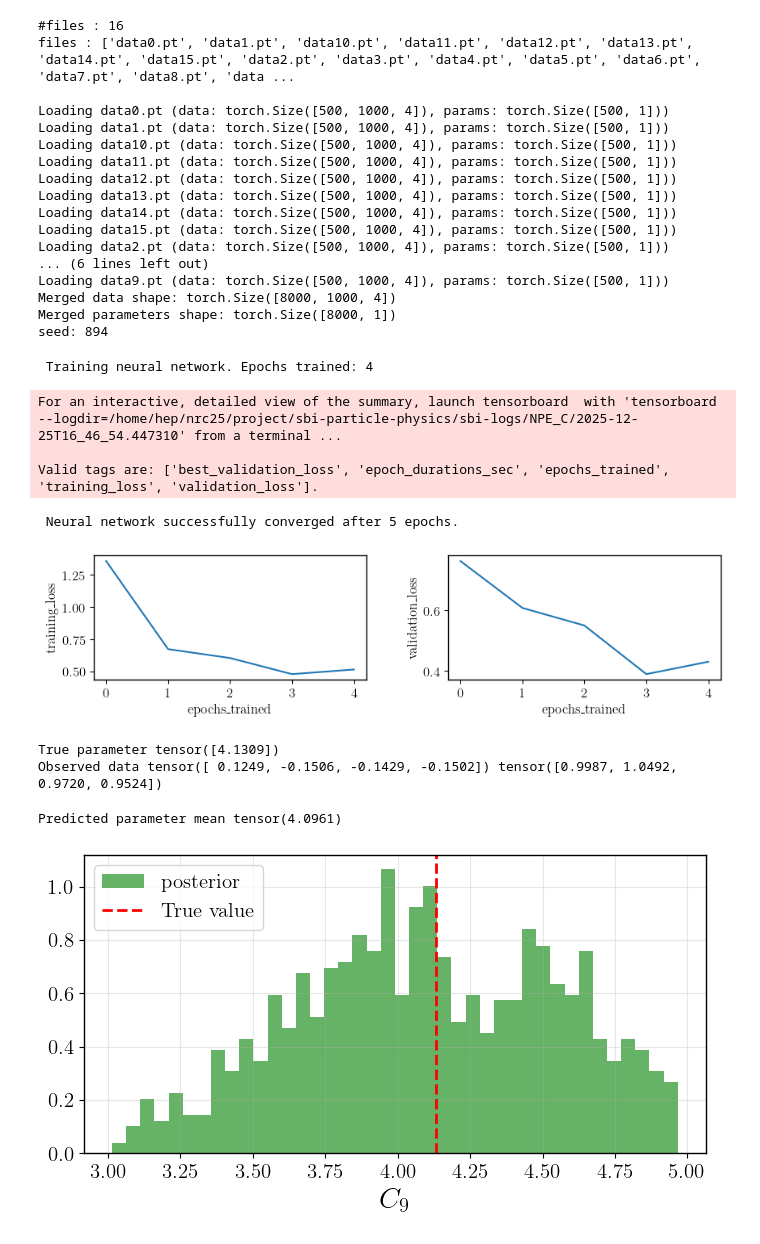
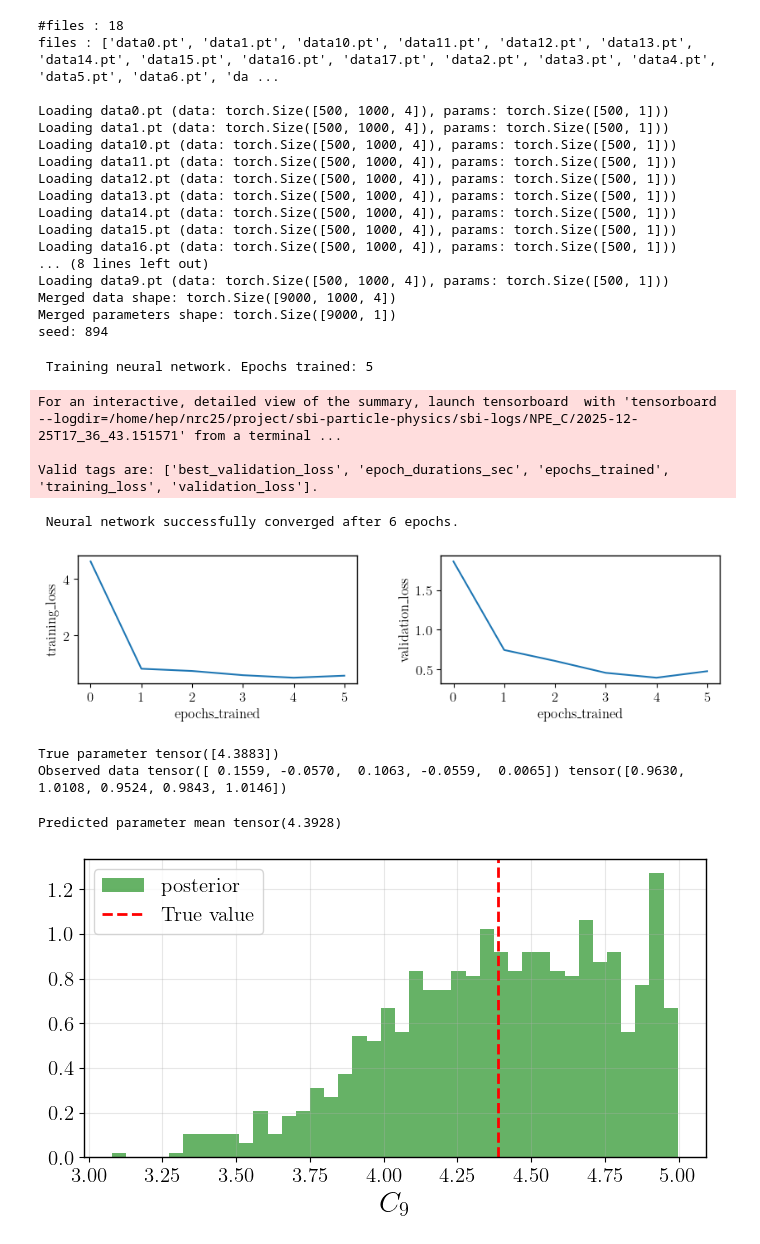
Before and after one commit to NilsCt/sbi-particle-physics, a Jupyter notebook: basic_sbi.ipynb, the cells around one changed output. Cells and saved outputs as stored; diff of their text form; code cells hidden in the pictures.

```diff
--- a/basic_sbi.ipynb
+++ b/basic_sbi.ipynb
@@ -5,10 +5,10 @@ from model import Model
 from ploter import Ploter
 from data_manager import DataManager
 # %%
-model, data, parameters, n_samples, n_points, raw_data, raw_parameters = DataManager.load_data_and_init("data", point_dim=4)
+model, data, parameters, n_samples, n_points, raw_data, raw_parameters = DataManager.load_data_and_init("data")
 # %% [output]
-#files : 16
-files : ['data0.pt', 'data1.pt', 'data10.pt', 'data11.pt', 'data12.pt', 'data13.pt', 'data14.pt', 'data15.pt', 'data2.pt', 'data3.pt', 'data4.pt', 'data5.pt', 'data6.pt', 'data7.pt', 'data8.pt', 'data ...
+#files : 18
+files : ['data0.pt', 'data1.pt', 'data10.pt', 'data11.pt', 'data12.pt', 'data13.pt', 'data14.pt', 'data15.pt', 'data16.pt', 'data17.pt', 'data2.pt', 'data3.pt', 'data4.pt', 'data5.pt', 'data6.pt', 'da ...
 
 Loading data0.pt (data: torch.Size([500, 1000, 4]), params: torch.Size([500, 1]))
 Loading data1.pt (data: torch.Size([500, 1000, 4]), params: torch.Size([500, 1]))
@@ -18,35 +18,35 @@ Loading data12.pt (data: torch.Size([500, 1000, 4]), params: torch.Size([500, 1]
 Loading data13.pt (data: torch.Size([500, 1000, 4]), params: torch.Size([500, 1]))
 Loading data14.pt (data: torch.Size([500, 1000, 4]), params: torch.Size([500, 1]))
 Loading data15.pt (data: torch.Size([500, 1000, 4]), params: torch.Size([500, 1]))
-Loading data2.pt (data: torch.Size([500, 1000, 4]), params: torch.Size([500, 1]))
-... (6 lines left out)
+Loading data16.pt (data: torch.Size([500, 1000, 4]), params: torch.Size([500, 1]))
+... (8 lines left out)
 Loading data9.pt (data: torch.Size([500, 1000, 4]), params: torch.Size([500, 1]))
-Merged data shape: torch.Size([8000, 1000, 4])
-Merged parameters shape: torch.Size([8000, 1])
+Merged data shape: torch.Size([9000, 1000, 4])
+Merged parameters shape: torch.Size([9000, 1])
 seed: 894
 # %%
 model.stop_after_epochs = 1
-model.train(data[:,:,0:4], parameters)
+model.train(data, parameters)
 Ploter.plot_loss(model.neural_network)
 # %% [output]
- Training neural network. Epochs trained: 4
+ Training neural network. Epochs trained: 5
-For an interactive, detailed view of the summary, launch tensorboard  with 'tensorboard --logdir=/home/hep/nrc25/project/sbi-particle-physics/sbi-logs/NPE_C/2025-12-25T16_46_54.447310' from a terminal ...
+For an interactive, detailed view of the summary, launch tensorboard  with 'tensorboard --logdir=/home/hep/nrc25/project/sbi-particle-physics/sbi-logs/NPE_C/2025-12-25T17_36_43.151571' from a terminal ...
 
 Valid tags are: ['best_validation_loss', 'epoch_durations_sec', 'epochs_trained', 'training_loss', 'validation_loss'].
- Neural network successfully converged after 5 epochs.
+ Neural network successfully converged after 6 epochs.
-[figure, old version]
+[figure, new version]
 # %%
 true_parameter, observed_sample = model.get_random_true_parameter(n_points)
 print("True parameter", true_parameter)
 print("Observed data", observed_sample.mean(dim=(0)), observed_sample.std(dim=0))
 n_sampled_parameters = 1000
-sampled_parameters = model.draw_parameters_from_predicted_posterior(observed_sample[:,0:4], n_sampled_parameters)
+sampled_parameters = model.draw_parameters_from_predicted_posterior(observed_sample, n_sampled_parameters)
 print("Predicted parameter mean", sampled_parameters.mean())
 Ploter.plot_a_posterior(model, sampled_parameters, true_parameter)
 # %% [output]
-True parameter tensor([4.1309])
-Observed data tensor([ 0.1249, -0.1506, -0.1429, -0.1502]) tensor([0.9987, 1.0492, 0.9720, 0.9524])
+True parameter tensor([4.3883])
+Observed data tensor([ 0.1559, -0.0570,  0.1063, -0.0559,  0.0065]) tensor([0.9630, 1.0108, 0.9524, 0.9843, 1.0146])
-Predicted parameter mean tensor(4.0961)
+Predicted parameter mean tensor(4.3928)
-[figure, old version]
+[figure, new version]
 # %%
 n_similar = 5
```
Also changed, not shown: parts of 1 cell of this notebook, 4 other files.
